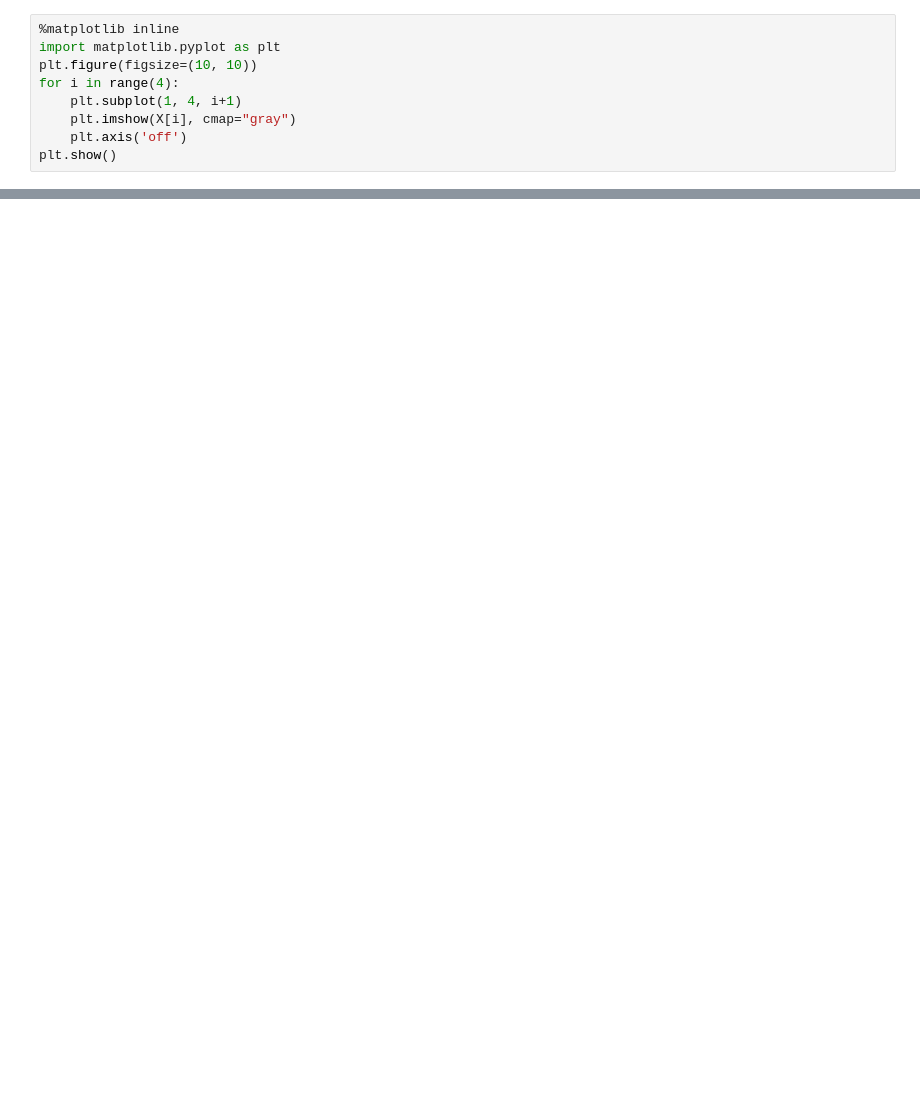
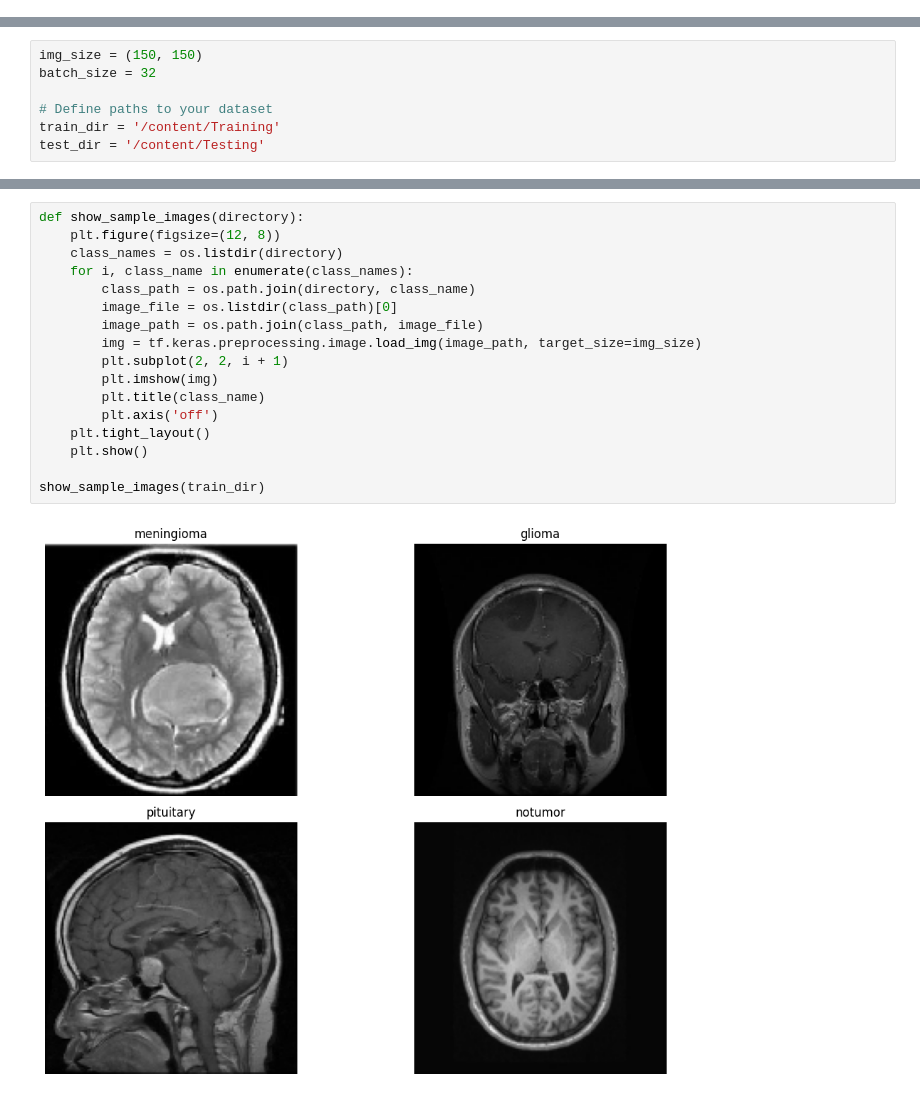
Before and after one commit to siddharth-0704/VGG_classifier, a Jupyter notebook: VGG_Classifier.ipynb, the cells around one changed output, grey strips where cells are left out. Cells and saved outputs as stored; diff of their text form; blank space fills up the shorter version.

```diff
--- a/VGG_Classifier.ipynb
+++ b/VGG_Classifier.ipynb
@@ -79,9 +13,0 @@ Y
-# %%
-%matplotlib inline
-import matplotlib.pyplot as plt
-plt.figure(figsize=(10, 10))
-for i in range(4):
-    plt.subplot(1, 4, i+1)
-    plt.imshow(X[i], cmap="gray")
-    plt.axis('off')
-plt.show()
@@ -233,0 +31,7 @@ plt.show()
+# %%
+img_size = (150, 150)
+batch_size = 32
+
+# Define paths to your dataset
+train_dir = '/content/Training'
+test_dir = '/content/Testing'
@@ -233,0 +60,19 @@ plt.show()
+# %%
+def show_sample_images(directory):
+    plt.figure(figsize=(12, 8))
+    class_names = os.listdir(directory)
+    for i, class_name in enumerate(class_names):
+        class_path = os.path.join(directory, class_name)
+        image_file = os.listdir(class_path)[0]
+        image_path = os.path.join(class_path, image_file)
+        img = tf.keras.preprocessing.image.load_img(image_path, target_size=img_size)
+        plt.subplot(2, 2, i + 1)
+        plt.imshow(img)
+        plt.title(class_name)
+        plt.axis('off')
+    plt.tight_layout()
+    plt.show()
+
+show_sample_images(train_dir)
+# %% [output]
+[figure, added]
```
Also changed, not shown: parts of 20 cells of this notebook.
